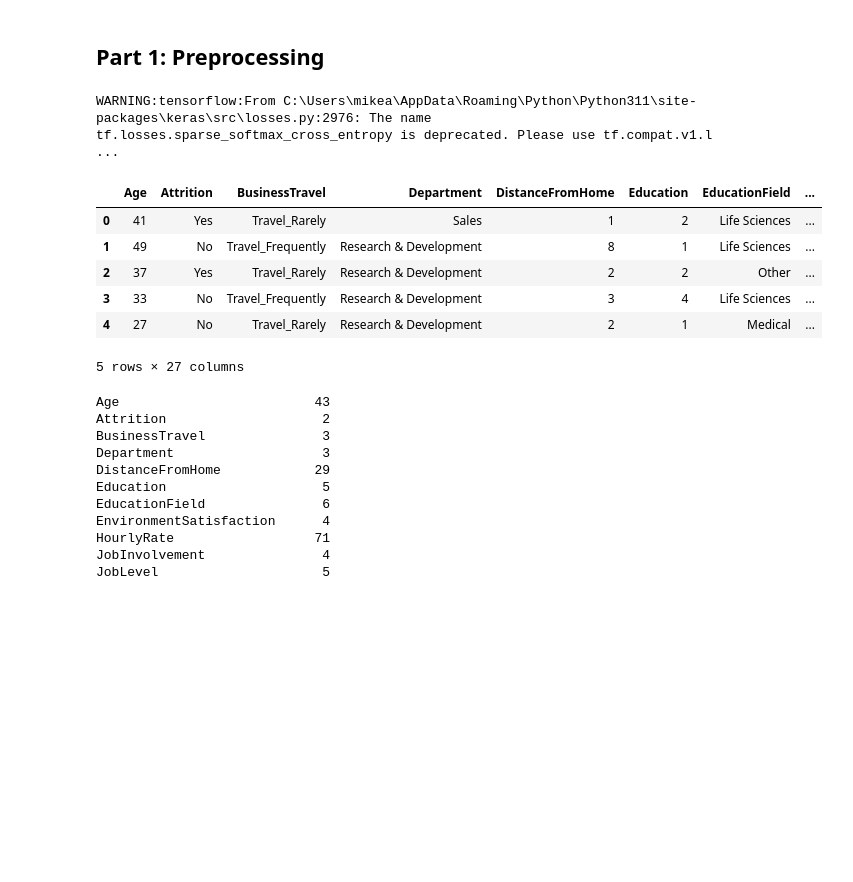
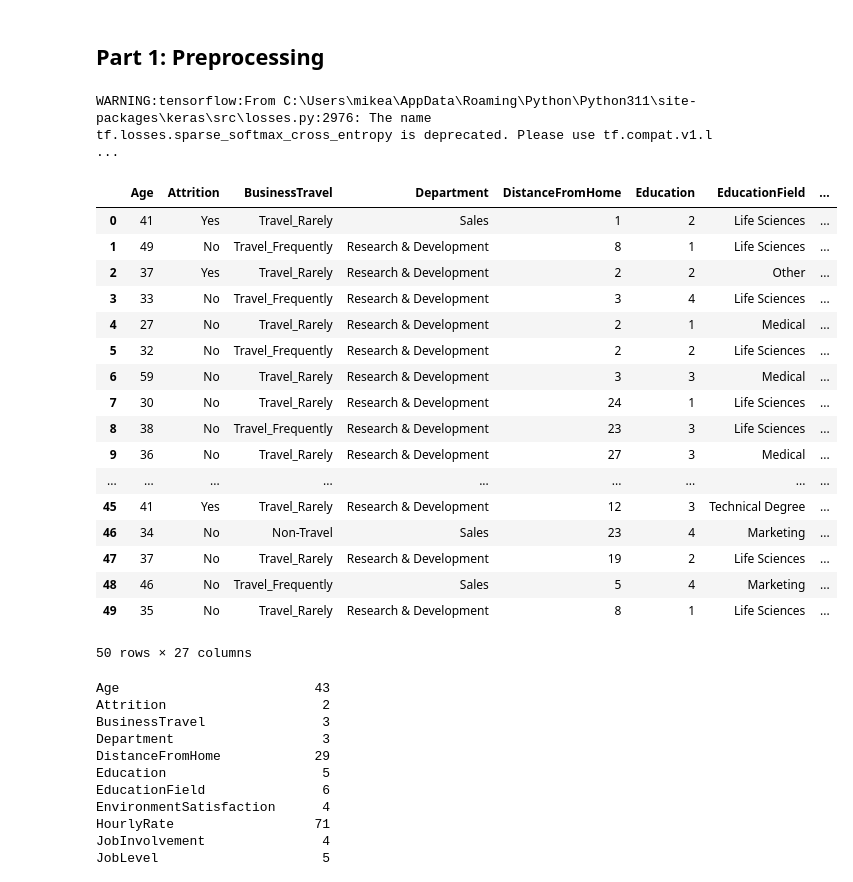
Before and after one commit to McPhersonTrk/neural-network-challenge-2, a Jupyter notebook: attrition.ipynb, the cells around one changed output. Cells and saved outputs as stored; diff of their text form; code cells hidden in the pictures; blank space fills up the shorter version.

```diff
--- a/attrition.ipynb
+++ b/attrition.ipynb
@@ -3,24 +3,35 @@
 # %%
 # Import our dependencies
 from sklearn.model_selection import train_test_split
 from sklearn.preprocessing import StandardScaler
 import pandas as pd
 import numpy as np
 from tensorflow.keras.models import Model
 from tensorflow.keras import layers
 
 #  Import and read the attrition data
 attrition_df = pd.read_csv('https://static.bc-edx.com/ai/ail-v-1-0/m19/lms/datasets/attrition.csv')
-attrition_df.head()
+attrition_df.head(50)
 # %% [output]
 WARNING:tensorflow:From C:\Users\mikea\AppData\Roaming\Python\Python311\site-packages\keras\src\losses.py:2976: The name tf.losses.sparse_softmax_cross_entropy is deprecated. Please use tf.compat.v1.l ...
 |  | Age | Attrition | BusinessTravel | Department | DistanceFromHome | Education | EducationField | ... |
 | 0 | 41 | Yes | Travel_Rarely | Sales | 1 | 2 | Life Sciences | ... |
 | 1 | 49 | No | Travel_Frequently | Research & Development | 8 | 1 | Life Sciences | ... |
 | 2 | 37 | Yes | Travel_Rarely | Research & Development | 2 | 2 | Other | ... |
 | 3 | 33 | No | Travel_Frequently | Research & Development | 3 | 4 | Life Sciences | ... |
 | 4 | 27 | No | Travel_Rarely | Research & Development | 2 | 1 | Medical | ... |
+| 5 | 32 | No | Travel_Frequently | Research & Development | 2 | 2 | Life Sciences | ... |
+| 6 | 59 | No | Travel_Rarely | Research & Development | 3 | 3 | Medical | ... |
+| 7 | 30 | No | Travel_Rarely | Research & Development | 24 | 1 | Life Sciences | ... |
+| 8 | 38 | No | Travel_Frequently | Research & Development | 23 | 3 | Life Sciences | ... |
+| 9 | 36 | No | Travel_Rarely | Research & Development | 27 | 3 | Medical | ... |
+| ... | ... | ... | ... | ... | ... | ... | ... | ... |
+| 45 | 41 | Yes | Travel_Rarely | Research & Development | 12 | 3 | Technical Degree | ... |
+| 46 | 34 | No | Non-Travel | Sales | 23 | 4 | Marketing | ... |
+| 47 | 37 | No | Travel_Rarely | Research & Development | 19 | 2 | Life Sciences | ... |
+| 48 | 46 | No | Travel_Frequently | Sales | 5 | 4 | Marketing | ... |
+| 49 | 35 | No | Travel_Rarely | Research & Development | 8 | 1 | Life Sciences | ... |
-5 rows × 27 columns
+50 rows × 27 columns
 # %%
 # Determine the number of unique values in each column.
 attrition_df.nunique()
```
Also changed, not shown: parts of 22 cells of this notebook, 1 other file.
